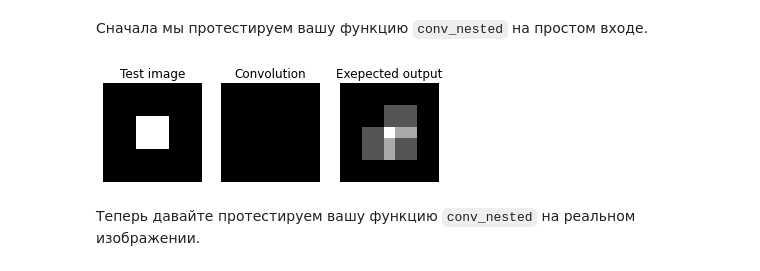
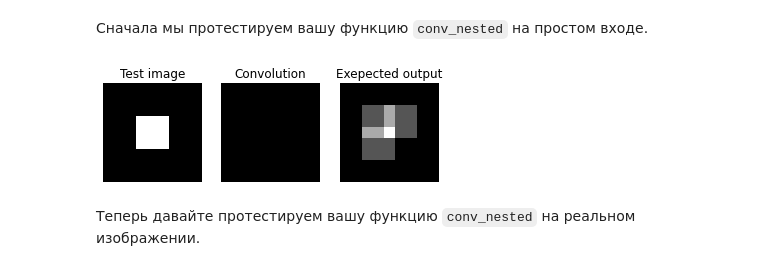
Before and after one commit to ml-dafe/cv_mipt_major, a Jupyter notebook: week_02_signals/homework/homework_02.ipynb, the cells around one changed output. Cells and saved outputs as stored; diff of their text form; code cells hidden in the pictures.

```diff
--- a/week_02_signals/homework/homework_02.ipynb
+++ b/week_02_signals/homework/homework_02.ipynb
@@ -55,38 +55,35 @@ test_img[3:6, 3:6] = 1
 
 # Run your conv_nested function on the test image
 test_output = conv_nested(test_img, kernel)
 
 # Build the expected output
 expected_output = np.zeros((9, 9))
 expected_output[2:7, 2:7] = 1
 expected_output[5:, 5:] = 0
 expected_output[4, 2:5] = 2
 expected_output[2:5, 4] = 2
 expected_output[4, 4] = 3
 
 # Plot the test image
 plt.subplot(1,3,1)
 plt.imshow(test_img)
 plt.title('Test image')
 plt.axis('off')
 
 # Plot your convolved image
 plt.subplot(1,3,2)
 plt.imshow(test_output)
 plt.title('Convolution')
 plt.axis('off')
 
 # Plot the exepected output
 plt.subplot(1,3,3)
-plt.imshow(np.flip(expected_output))
+plt.imshow(expected_output)
 plt.title('Exepected output')
 plt.axis('off')
 plt.show()
-
-# Test if the output matches expected output
-assert np.max(test_output - expected_output) < 1e-10, "Your solution is not correct."
 # %% [output]
-[figure, old version]
+[figure, new version]
 # %% [markdown]
 Теперь давайте протестируем вашу функцию `conv_nested` на реальном изображении.
 # %%
```
Also changed, not shown: parts of 2 cells of this notebook.
